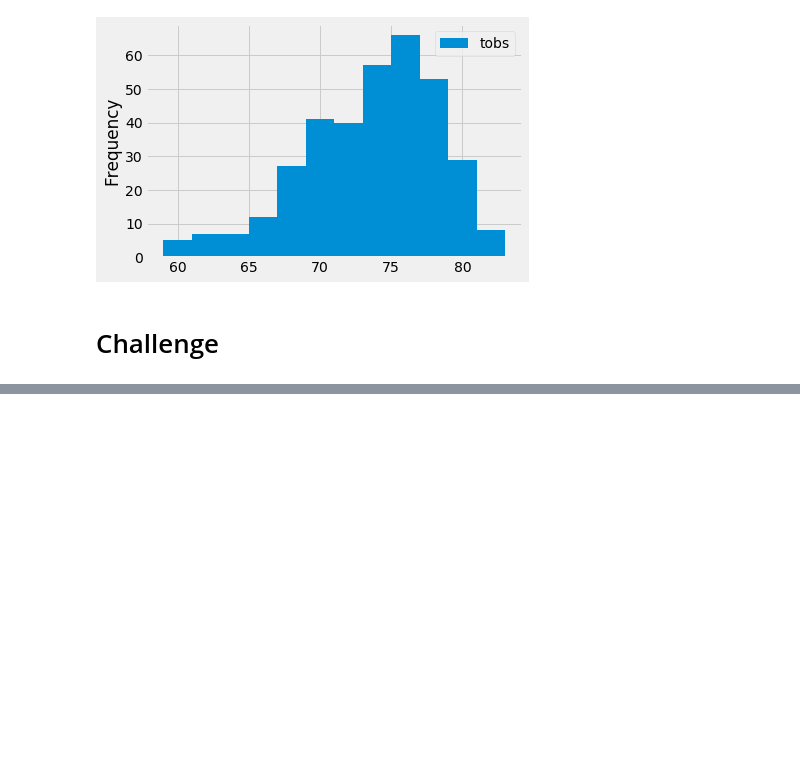
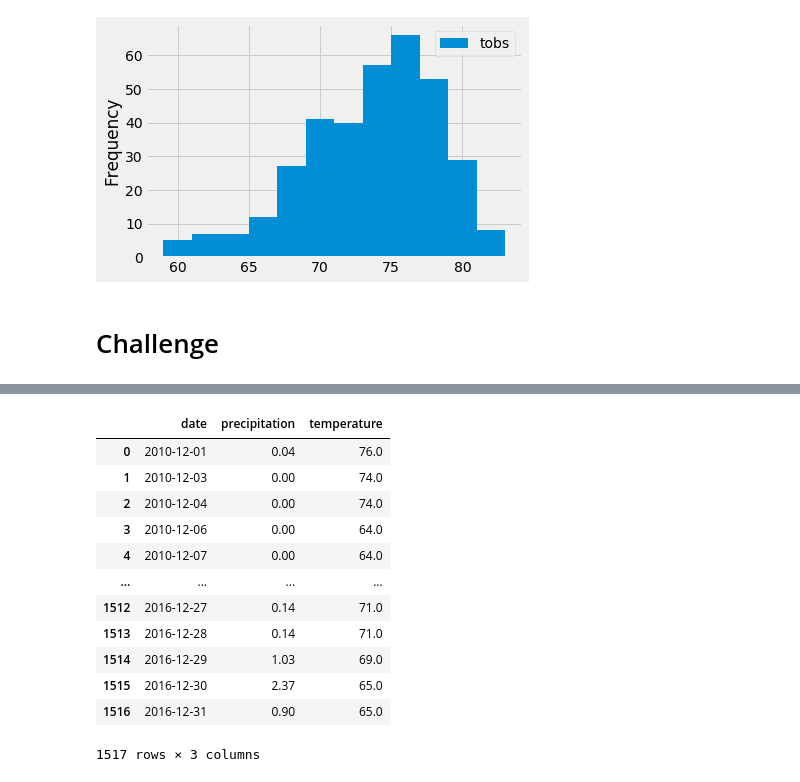
Before and after one commit to alineschneider/surfs_up, a Jupyter notebook: climate_analysis.ipynb, the cells around one changed output, grey strips where cells are left out. Cells and saved outputs as stored; diff of their text form; code cells hidden in the pictures; blank space fills up the shorter version.

```diff
--- a/climate_analysis.ipynb
+++ b/climate_analysis.ipynb
@@ -120,0 +163,22 @@ df.plot.hist(bins=12)
+# %%
+# Determine key statistical data about the month of December
+results_december = session.query(Measurement.date, Measurement.prcp, Measurement.tobs).\
+filter(extract('month', Measurement.date) == 12).all()
+# %%
+# Save the query results as a Pandas DataFrame and set the index to the date column
+df_december = pd.DataFrame(results_december, columns=['date','precipitation','temperature'])
+df_december
+# %% [output]
+|  | date | precipitation | temperature |
+| 0 | 2010-12-01 | 0.04 | 76.0 |
+| 1 | 2010-12-03 | 0.00 | 74.0 |
+| 2 | 2010-12-04 | 0.00 | 74.0 |
+| 3 | 2010-12-06 | 0.00 | 64.0 |
+| 4 | 2010-12-07 | 0.00 | 64.0 |
+| ... | ... | ... | ... |
+| 1512 | 2016-12-27 | 0.14 | 71.0 |
+| 1513 | 2016-12-28 | 0.14 | 71.0 |
+| 1514 | 2016-12-29 | 1.03 | 69.0 |
+| 1515 | 2016-12-30 | 2.37 | 65.0 |
+| 1516 | 2016-12-31 | 0.90 | 65.0 |
+1517 rows × 3 columns
```
Also changed, not shown: parts of 7 cells of this notebook, 2 other files.
